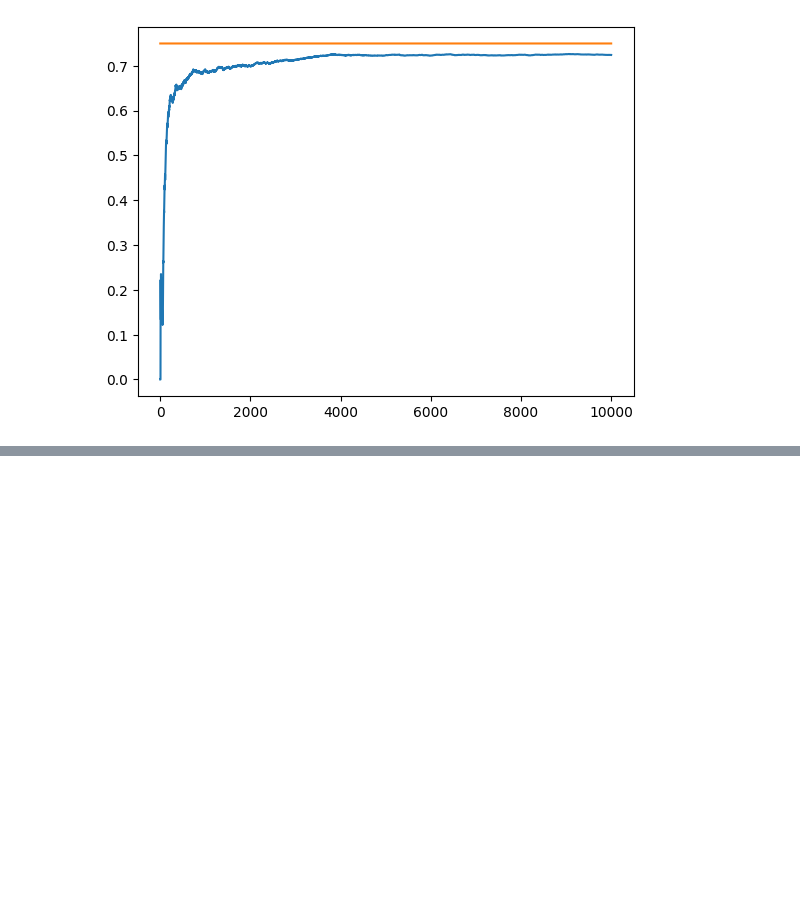
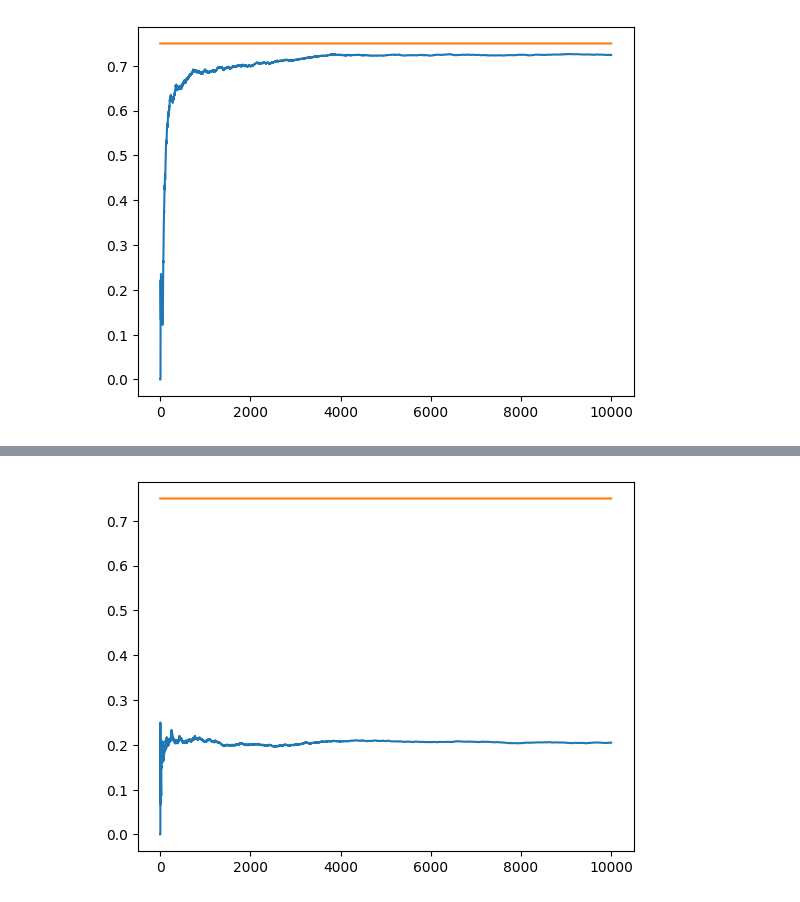
Before and after one commit to clrogers2/reinforcement-learning, a Jupyter notebook: notebooks/01_MultiArmBandit.ipynb, the cells around one changed output, grey strips where cells are left out. Drawn from its saved outputs; the diff is of its cells as text; code cells hidden in the pictures; blank space fills up the shorter version.

```diff
--- a/notebooks/01_MultiArmBandit.ipynb
+++ b/notebooks/01_MultiArmBandit.ipynb
@@ -90,0 +111,4 @@ mab.plot_results()
+# %%
+mab_e.plot_results()
+# %% [output]
+[figure, added]
```
Also changed, not shown: parts of 8 cells of this notebook.
